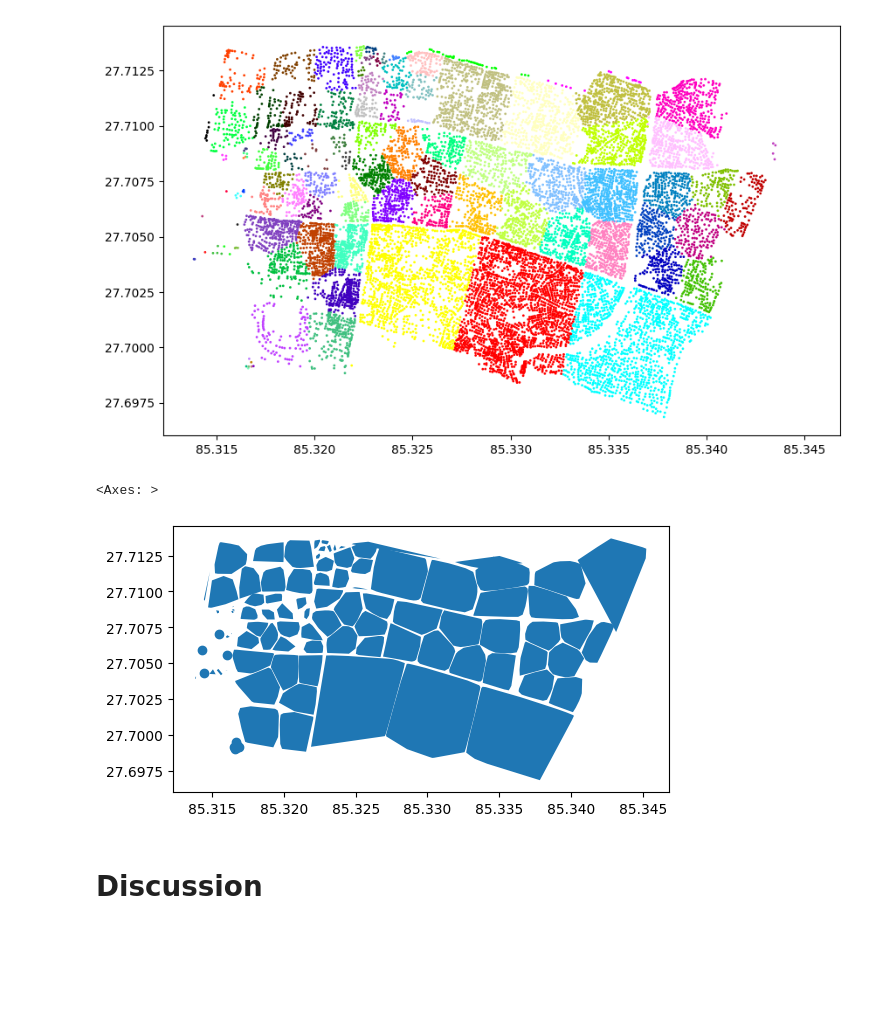
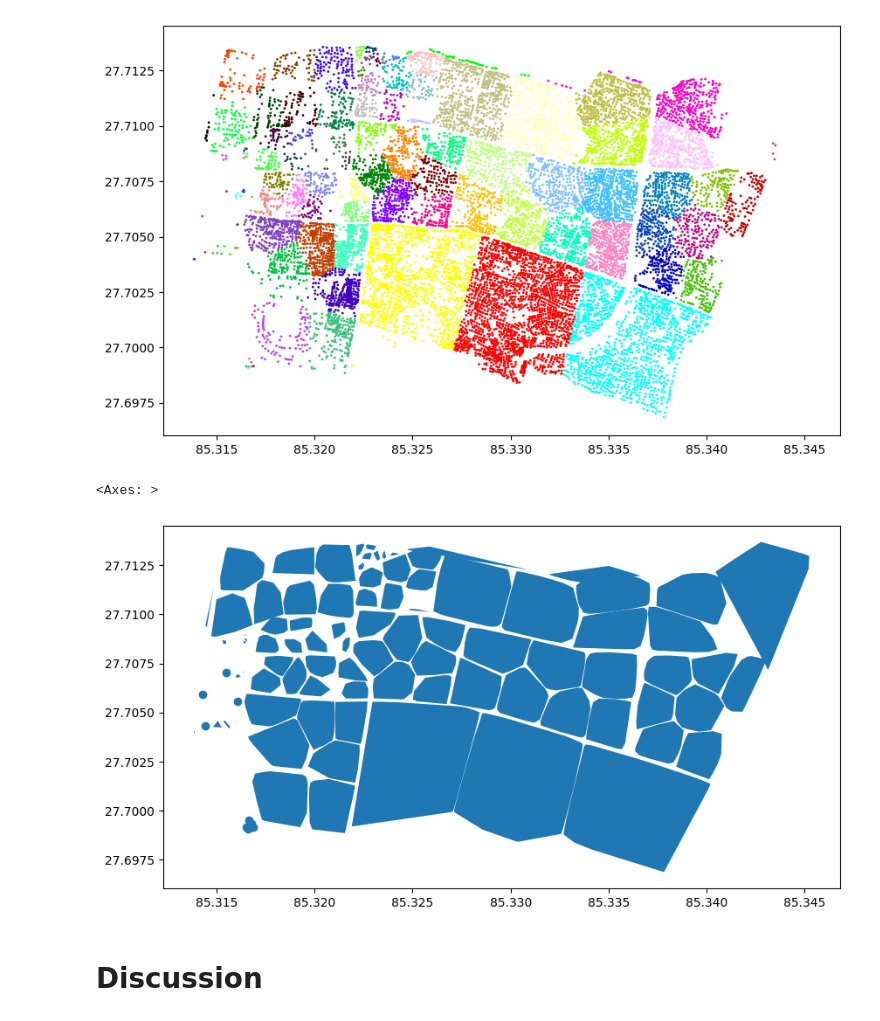
Before and after one commit to fmtm-hackathon/Bug-Developers, a Jupyter notebook: solution.ipynb, the cells around one changed output. Cells and saved outputs as stored; diff of their text form; code cells hidden in the pictures; blank space fills up the shorter version.

```diff
--- a/solution.ipynb
+++ b/solution.ipynb
@@ -118,17 +118,17 @@ grouped_centroids_gdf.plot(markersize=1, figsize=(10,10), column='final_cluster_
 # %%
 group_column = 'final_cluster_id'
 
 # Create convex hulls around grouped points
 convex_hulls = grouped_centroids_gdf.groupby(group_column)['geom'].apply(lambda x: x.unary_union.convex_hull)
 
 # Create a new GeoDataFrame from the convex hulls
 convex_hull_gdf = gpd.GeoDataFrame(geometry=convex_hulls)
 
 # Plot the convex hulls
-convex_hull_gdf.plot()
+convex_hull_gdf.plot(figsize=(10,10))
 # %% [output]
 <Axes: >
-[figure, old version]
+[figure, new version]
 # %% [markdown]
 # Discussion
 # %%
```
Also changed, not shown: parts of 2 cells of this notebook.
